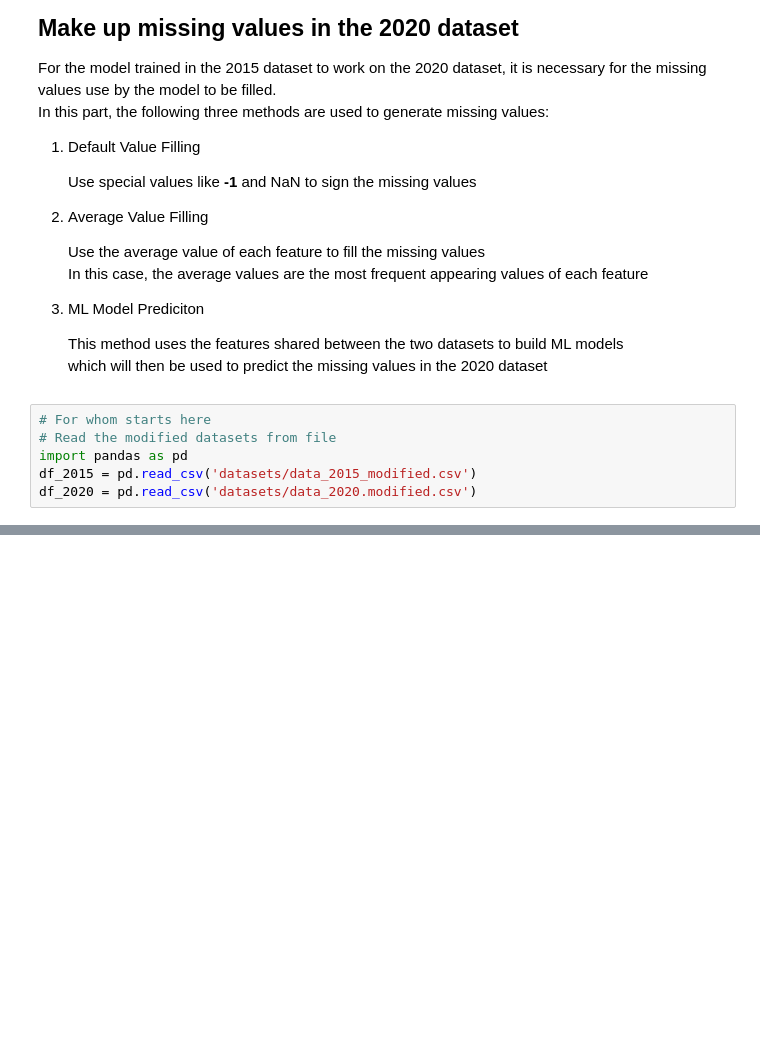
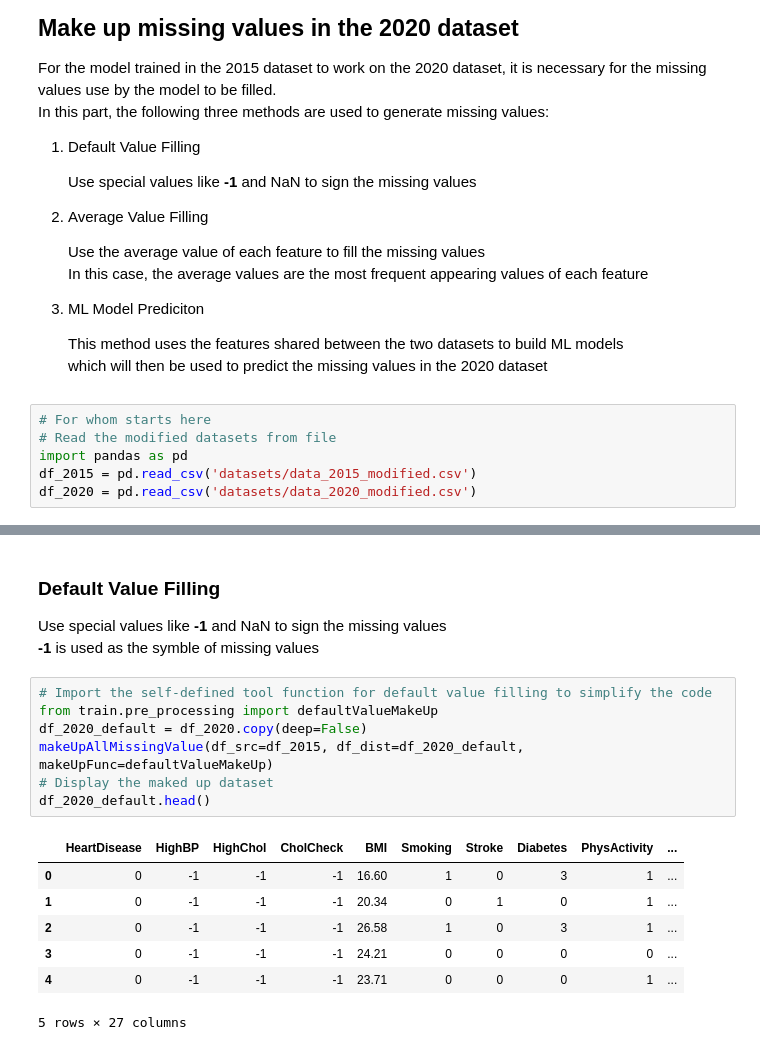
Before and after one commit to OzelotVanilla/PythonCourseRepos, a Jupyter notebook: Project_Concept_Demo.ipynb, the cells around one changed output, grey strips where cells are left out. Cells and saved outputs as stored; diff of their text form; blank space fills up the shorter version.

Commit message:
Add missing values making up processes in jupyter

```diff
--- a/Project_Concept_Demo.ipynb
+++ b/Project_Concept_Demo.ipynb
@@ -331,4 +334,4 @@ In this part, the following three methods are used to generate missing values:
 # Read the modified datasets from file
 import pandas as pd
 df_2015 = pd.read_csv('datasets/data_2015_modified.csv')
-df_2020 = pd.read_csv('datasets/data_2020.modified.csv')
+df_2020 = pd.read_csv('datasets/data_2020_modified.csv')
@@ -336,0 +346,19 @@ df_2020 = pd.read_csv('datasets/data_2020.modified.csv')
+# %% [markdown]
+### Default Value Filling
+Use special values like **-1** and NaN to sign the missing values
+**-1** is used as the symble of missing values
+# %%
+# Import the self-defined tool function for default value filling to simplify the code
+from train.pre_processing import defaultValueMakeUp
+df_2020_default = df_2020.copy(deep=False)
+makeUpAllMissingValue(df_src=df_2015, df_dist=df_2020_default, makeUpFunc=defaultValueMakeUp)
+# Display the maked up dataset
+df_2020_default.head()
+# %% [output]
+|  | HeartDisease | HighBP | HighChol | CholCheck | BMI | Smoking | Stroke | Diabetes | PhysActivity | ... |
+| 0 | 0 | -1 | -1 | -1 | 16.60 | 1 | 0 | 3 | 1 | ... |
+| 1 | 0 | -1 | -1 | -1 | 20.34 | 0 | 1 | 0 | 1 | ... |
+| 2 | 0 | -1 | -1 | -1 | 26.58 | 1 | 0 | 3 | 1 | ... |
+| 3 | 0 | -1 | -1 | -1 | 24.21 | 0 | 0 | 0 | 0 | ... |
+| 4 | 0 | -1 | -1 | -1 | 23.71 | 0 | 0 | 0 | 1 | ... |
+5 rows × 27 columns
```
Also changed, not shown: parts of 20 cells of this notebook, 1 other file.
